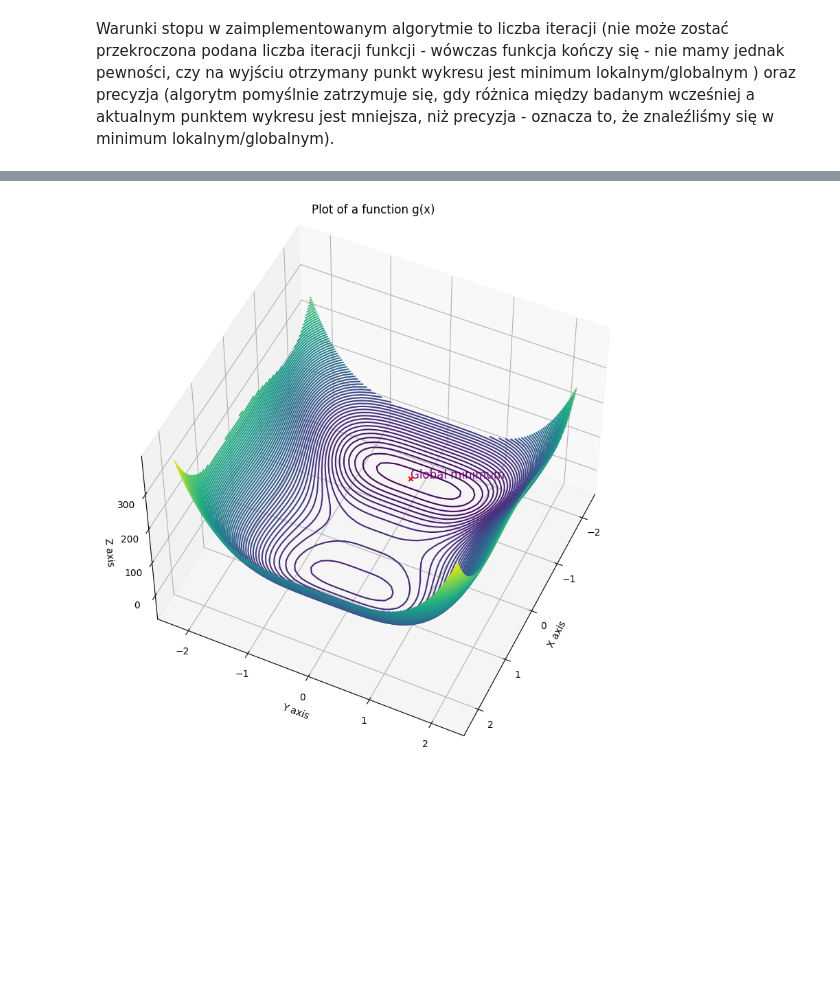
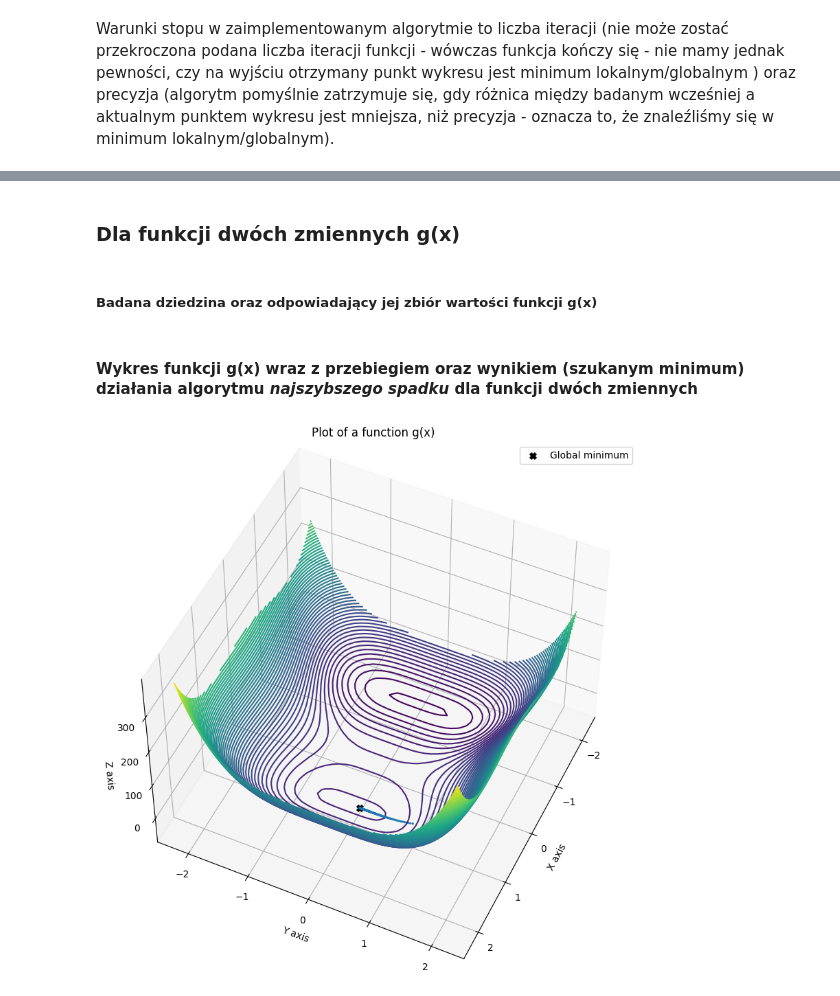
Before and after one commit to goshakowska/AI_steepest_decent, a Jupyter notebook: WSI_LAB1.ipynb, the cells around one changed output, grey strips where cells are left out. Cells and saved outputs as stored; diff of their text form; code cells hidden in the pictures; blank space fills up the shorter version.

Commit message:
Nadano struktury projektu - brak przeprowadzonego badania funkcji(!)

```diff
--- a/WSI_LAB1.ipynb
+++ b/WSI_LAB1.ipynb
@@ -137,26 +209,32 @@ analysed_graph_points_2d, local_minimum_2d, iterations_performed_2d = gradient_d
+# %% [markdown]
+### Dla funkcji dwóch zmiennych g(x)
 # %%
-analysed_graph_points_3d, local_minimum_3d, iterations_performed_3d = gradient_descent_3d(1, -2, -2, 0.001)
+analysed_graph_points_3d, local_minimum_3d, iterations_performed_3d = gradient_descent_3d(1, 1, 1, 0.001)
 x_minimum_3d, y_minimum_3d = local_minimum_3d
 z_minimum_3d = g_function(x_minimum_3d, y_minimum_3d)
-# print(analysed_graph_points_3d, local_minimum_3d, iterations_performed_3d)
+# %% [markdown]
+##### Badana dziedzina oraz odpowiadający jej zbiór wartości funkcji g(x)
 # %%
 x_values = np.linspace(-2.2, 2.2)
 y_values = np.linspace(-2.2, 2.2)
 vector_x_value, vector_y_value = np.meshgrid(x_values, y_values)
 z_values = g_function(vector_x_value, vector_y_value)
+# %% [markdown]
+#### Wykres funkcji g(x) wraz z przebiegiem oraz wynikiem (szukanym minimum) działania algorytmu *najszybszego spadku* dla funkcji dwóch zmiennych
 # %%
 fig = plt.figure()
 ax1 = plt.axes(projection='3d')
-ax1.contour3D(x_values, y_values, z_values, 100, cmap='viridis')
+ax1.contour3D(x_values, y_values, z_values, 75, cmap='viridis')
 ax1.set(xlabel='X axis', ylabel='Y axis', zlabel='Z axis',
        title='Plot of a function g(x)')
 
+path_to_minimum = ax1.scatter(analysed_graph_points_3d[0], analysed_graph_points_3d[1], [g_function(analysed_graph_points_3d[0][i], analysed_graph_points_3d[1][i]) for i in range(0, len(analysed_graph_points_3d[0]))], s=2)
 
-ax1.scatter(x_minimum_3d, y_minimum_3d, z_minimum_3d, marker="x", c="red")
-ax1.text(x_minimum_3d, y_minimum_3d, z_minimum_3d, "Global minimum", color='purple', fontsize='large')
-# ax2 = ax1.twinx()
+marked_minimum = ax1.scatter(x_minimum_3d, y_minimum_3d, z_minimum_3d, marker="X", c="black", label="Global minimum", s=45)
+legend = ax1.legend(handles=[marked_minimum], loc='upper right')
+
+
 ax1.view_init(50, 25)
-
 plt.show()
 # %% [output]
-[figure, old version]
+[figure, new version]
```
Also changed, not shown: parts of 41 cells of this notebook.
